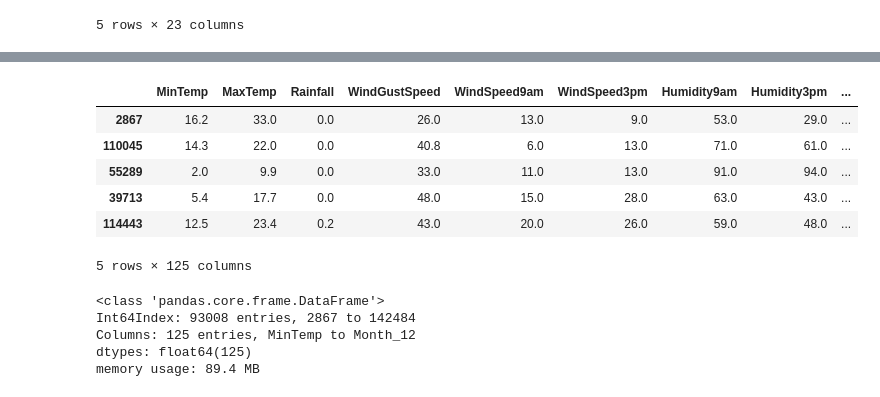
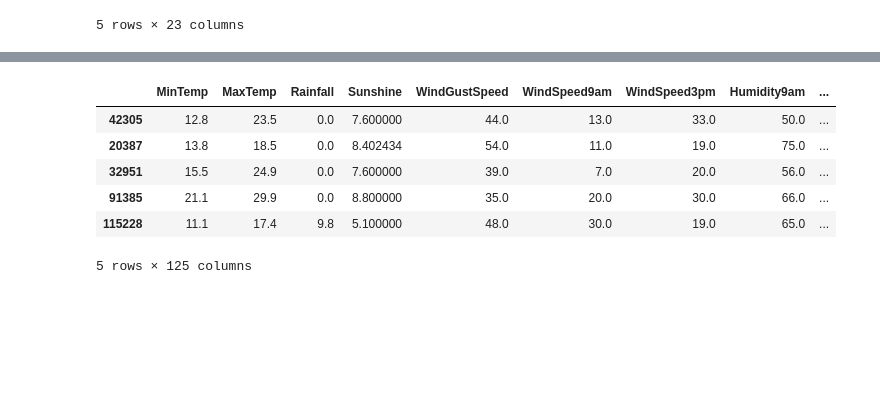
Before and after one commit to alpacanonymous/project3, a Jupyter notebook: Cleaning_final.ipynb, the cells around one changed output, grey strips where cells are left out. Saved outputs shown, nothing was run; the diff lists cells and outputs as text; code cells hidden in the pictures; blank space fills up the shorter version.

Commit message:
saved datasets after KNNI

```diff
--- a/Cleaning_final.ipynb
+++ b/Cleaning_final.ipynb
@@ -87,7 +250,7 @@ dtype: int64
 X = df2.drop('RainTomorrow', axis=1)
 y = df2['RainTomorrow']
 # %%
-X_train, y_train, X_test, y_test = train_test_split(X, y, random_state=42)
+X_train, X_test, y_train, y_test = train_test_split(X, y, random_state=42)
 # %%
 cols_simp = ['WindGustDir', 'WindDir9am', 'WindDir3pm', 'RainToday']
 simputer = SimpleImputer(strategy = 'most_frequent')
@@ -111,2 +259,3 @@ df_simp_tranformed
 # %%
-X_train.drop(columns = cols_simp, axis=1, inplace=True)
+X_train_1 = X_train.copy()
+X_train_1.drop(columns = cols_simp, axis=1, inplace=True)
@@ -118,3 +262,3 @@ See the caveats in the documentation: https://pandas.pydata.org/pandas-docs/stab
 # %%
-X_train_imp = pd.concat((X_train, df_simp_tranformed), axis=1)
+X_train_imp = pd.concat((X_train_1, df_simp_tranformed), axis=1)
 # %%
@@ -136,6 +274,5 @@ X_train_imp
 # %%
-cols_encode = ['Location', 'WindGustDir', 'WindDir9am', 'WindDir3pm', 'RainToday', 'Month']
+cols_encode = ['Location', 'WindGustDir', 'WindDir9am', 'WindDir3pm', 'Month']
 ohe = OneHotEncoder(sparse = False, handle_unknown='ignore')
 ohe_fit = ohe.fit_transform(X_train_imp[cols_encode])
 ohe_df = pd.DataFrame(ohe_fit, columns = ohe.get_feature_names(cols_encode), index = X_train_imp.index)
-ohe_df
@@ -175,21 +298,13 @@ X_train_ohe
 # %%
-imputer = KNNImputer(n_neighbors=5, weights="uniform")
+imputer = KNNImputer(n_neighbors=5, weights="distance")
 imputed = imputer.fit_transform(X_train_ohe)
 X_train_KNNI = pd.DataFrame(imputed, index = X_train_ohe.index, columns = X_train_ohe.columns)
 X_train_KNNI.head()
 # %% [output]
-|  | MinTemp | MaxTemp | Rainfall | WindGustSpeed | WindSpeed9am | WindSpeed3pm | Humidity9am | Humidity3pm | ... |
-| 2867 | 16.2 | 33.0 | 0.0 | 26.0 | 13.0 | 9.0 | 53.0 | 29.0 | ... |
-| 110045 | 14.3 | 22.0 | 0.0 | 40.8 | 6.0 | 13.0 | 71.0 | 61.0 | ... |
-| 55289 | 2.0 | 9.9 | 0.0 | 33.0 | 11.0 | 13.0 | 91.0 | 94.0 | ... |
-| 39713 | 5.4 | 17.7 | 0.0 | 48.0 | 15.0 | 28.0 | 63.0 | 43.0 | ... |
-| 114443 | 12.5 | 23.4 | 0.2 | 43.0 | 20.0 | 26.0 | 59.0 | 48.0 | ... |
+|  | MinTemp | MaxTemp | Rainfall | Sunshine | WindGustSpeed | WindSpeed9am | WindSpeed3pm | Humidity9am | ... |
+| 42305 | 12.8 | 23.5 | 0.0 | 7.600000 | 44.0 | 13.0 | 33.0 | 50.0 | ... |
+| 20387 | 13.8 | 18.5 | 0.0 | 8.402434 | 54.0 | 11.0 | 19.0 | 75.0 | ... |
+| 32951 | 15.5 | 24.9 | 0.0 | 7.600000 | 39.0 | 7.0 | 20.0 | 56.0 | ... |
+| 91385 | 21.1 | 29.9 | 0.0 | 8.800000 | 35.0 | 20.0 | 30.0 | 66.0 | ... |
+| 115228 | 11.1 | 17.4 | 9.8 | 5.100000 | 48.0 | 30.0 | 19.0 | 65.0 | ... |
 5 rows × 125 columns
-# %%
-X_train_KNNI.info()
-# %% [output]
-<class 'pandas.core.frame.DataFrame'>
-Int64Index: 93008 entries, 2867 to 142484
-Columns: 125 entries, MinTemp to Month_12
-dtypes: float64(125)
-memory usage: 89.4 MB
```
Also changed, not shown: parts of 35 cells of this notebook, 3 other files.
